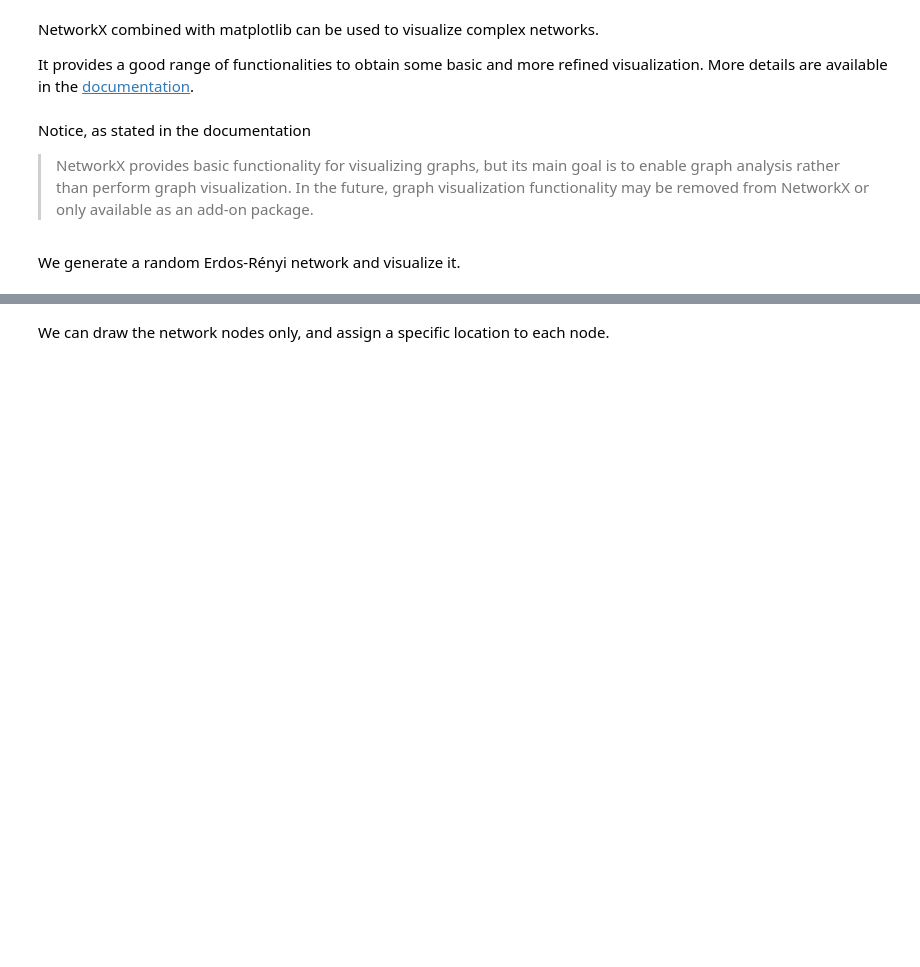
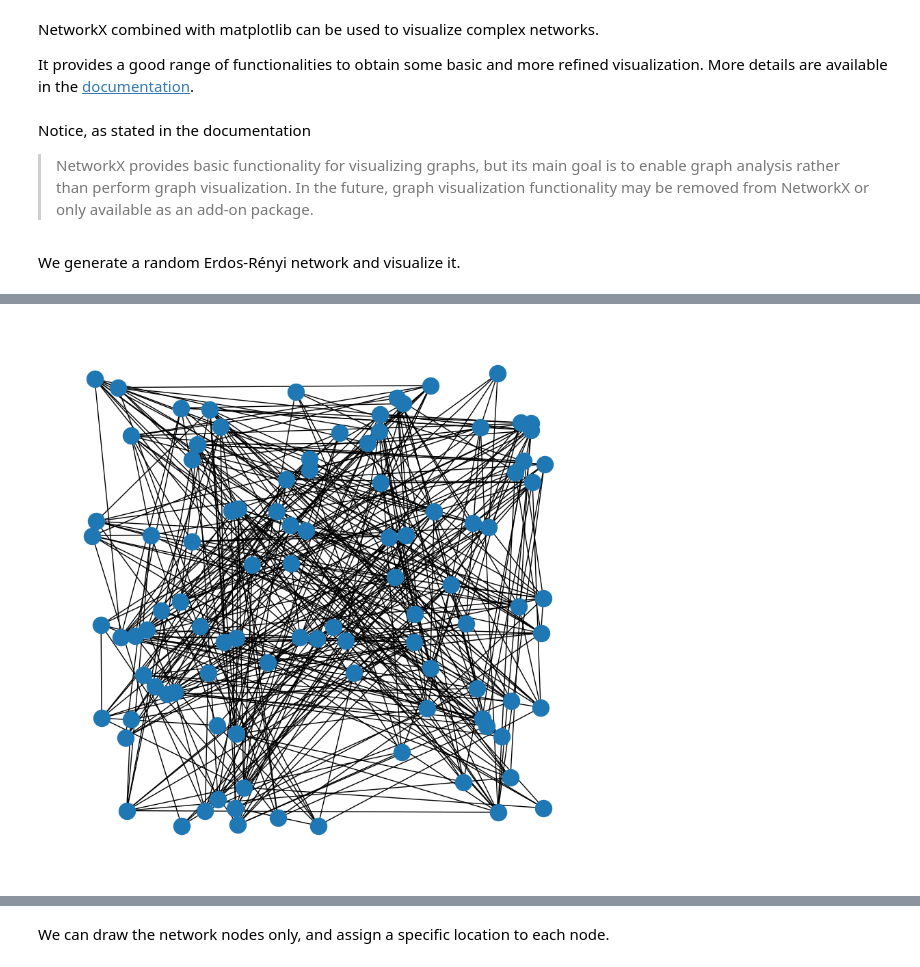
Before and after one commit to micheletizzoni/Digital_epidemiology, a Jupyter notebook: notebooks/nb02_networkX_visualization.ipynb, the cells around one changed output, grey strips where cells are left out. Cells and saved outputs as stored; diff of their text form; code cells hidden in the pictures; blank space fills up the shorter version.

```diff
--- a/notebooks/nb02_networkX_visualization.ipynb
+++ b/notebooks/nb02_networkX_visualization.ipynb
@@ -264,4 +270,6 @@ nx.draw_circular(ER)
 # %%
-plt.figure(figsize=(10,10))
+plt.figure(figsize=(8,8))
 nx.draw_random(ER)
+# %% [output]
+[figure, added]
 # %%
```
Also changed, not shown: parts of 16 cells of this notebook, 1 other file.
